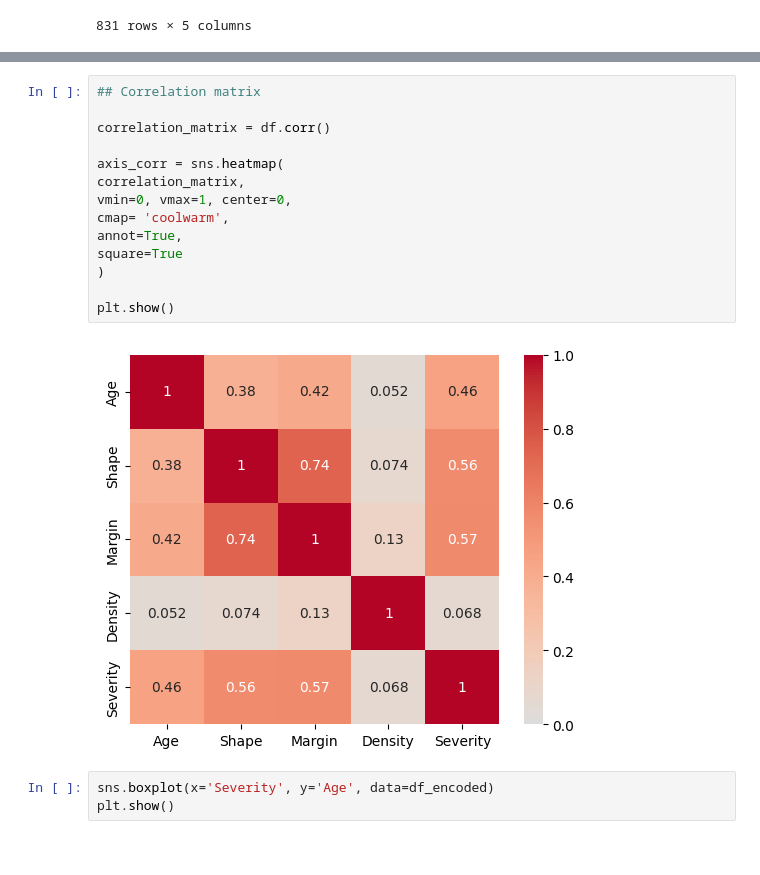
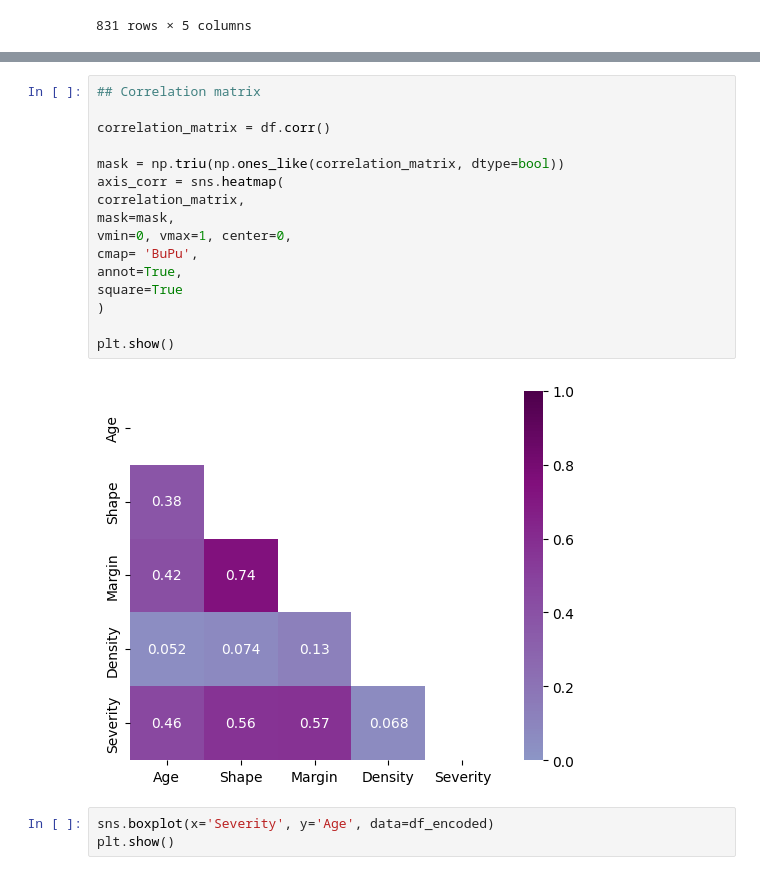
Before and after one commit to ceciliasant/AAproj1, a Jupyter notebook: proj1.ipynb, the cells around one changed output, grey strips where cells are left out. Saved outputs shown, nothing was run; the diff lists cells and outputs as text.

```diff
--- a/proj1.ipynb
+++ b/proj1.ipynb
@@ -180,19 +182,21 @@ plt.show()
 # %%
 ## Correlation matrix
 
 correlation_matrix = df.corr()
 
+mask = np.triu(np.ones_like(correlation_matrix, dtype=bool))
 axis_corr = sns.heatmap(
 correlation_matrix,
+mask=mask,
 vmin=0, vmax=1, center=0,
-cmap= 'coolwarm',
+cmap= 'BuPu',
 annot=True,
 square=True
 )
 
 plt.show()
 # %% [output]
-[figure, old version]
+[figure, new version]
 # %%
 sns.boxplot(x='Severity', y='Age', data=df_encoded)
 plt.show()
```
Also changed, not shown: parts of 5 cells of this notebook.
